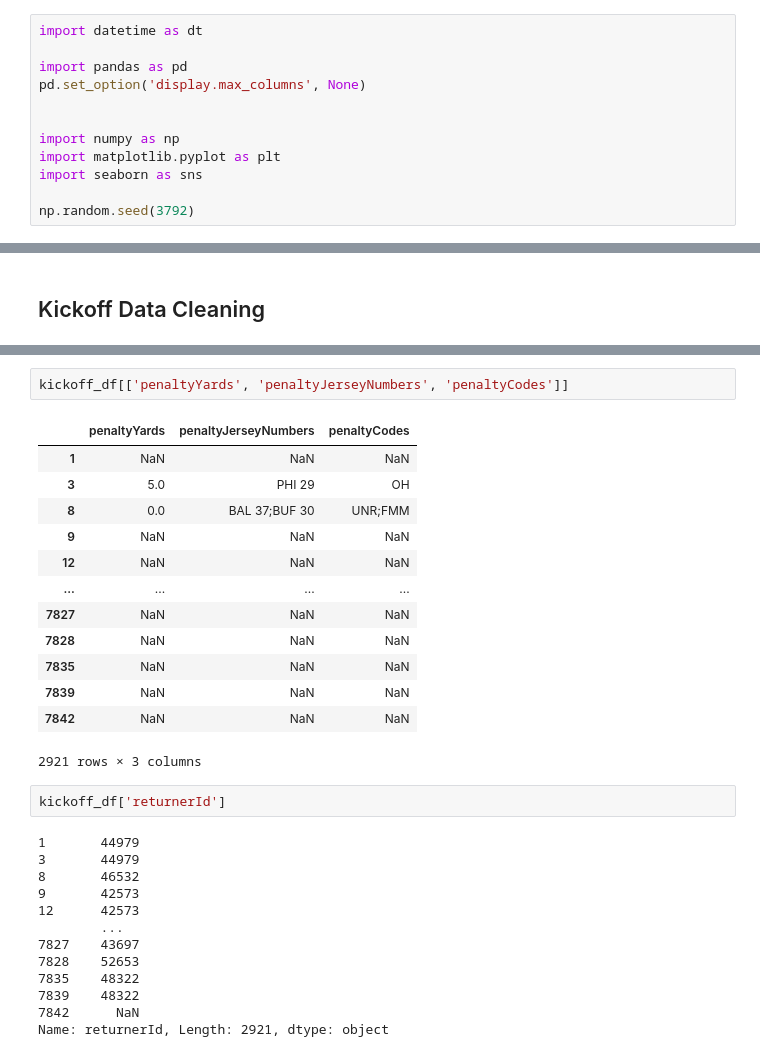
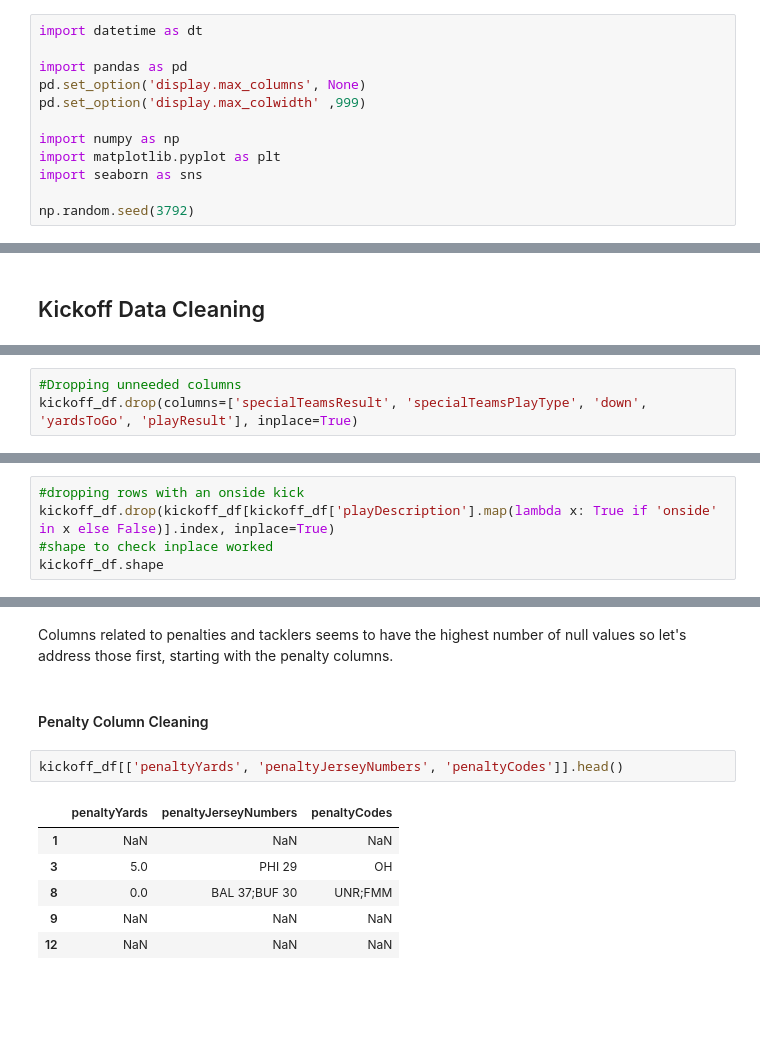
Before and after one commit to cmhopehill/NFL-big-data-kick-return-success, a Jupyter notebook: code/2_data_cleaning.ipynb, the cells around one changed output, grey strips where cells are left out. Drawn from its saved outputs; the diff is of its cells as text; blank space fills up the shorter version.

Commit message:
Added data cleaning notebook and kickoff data file with no nulls.

```diff
--- a/code/2_data_cleaning.ipynb
+++ b/code/2_data_cleaning.ipynb
@@ -5,7 +5,7 @@ import datetime as dt
 
 import pandas as pd
 pd.set_option('display.max_columns', None)
-
+pd.set_option('display.max_colwidth' ,999)
 
 import numpy as np
 import matplotlib.pyplot as plt
@@ -104,0 +67,3 @@ kickoff_df.shape
+# %%
+#Dropping unneeded columns
+kickoff_df.drop(columns=['specialTeamsResult', 'specialTeamsPlayType', 'down', 'yardsToGo', 'playResult'], inplace=True)
@@ -104,0 +82,5 @@ kickoff_df.shape
+# %%
+#dropping rows with an onside kick
+kickoff_df.drop(kickoff_df[kickoff_df['playDescription'].map(lambda x: True if 'onside' in x else False)].index, inplace=True)
+#shape to check inplace worked
+kickoff_df.shape
@@ -105,31 +110,13 @@ kickoff_df.shape
+# %% [markdown]
+Columns related to penalties and tacklers seems to have the highest number of null values so let's address those first, starting with the penalty columns.
+# %% [markdown]
+#### Penalty Column Cleaning
 # %%
-kickoff_df[['penaltyYards', 'penaltyJerseyNumbers', 'penaltyCodes']]
+kickoff_df[['penaltyYards', 'penaltyJerseyNumbers', 'penaltyCodes']].head()
 # %% [output]
 |  | penaltyYards | penaltyJerseyNumbers | penaltyCodes |
 | 1 | NaN | NaN | NaN |
 | 3 | 5.0 | PHI 29 | OH |
 | 8 | 0.0 | BAL 37;BUF 30 | UNR;FMM |
 | 9 | NaN | NaN | NaN |
 | 12 | NaN | NaN | NaN |
-| ... | ... | ... | ... |
-| 7827 | NaN | NaN | NaN |
-| 7828 | NaN | NaN | NaN |
-| 7835 | NaN | NaN | NaN |
-| 7839 | NaN | NaN | NaN |
-| 7842 | NaN | NaN | NaN |
-2921 rows × 3 columns
-# %%
-kickoff_df['returnerId']
-# %% [output]
-1       44979
-3       44979
-8       46532
-9       42573
-12      42573
-        ...
-7827    43697
-7828    52653
-7835    48322
-7839    48322
-7842      NaN
-Name: returnerId, Length: 2921, dtype: object
```
Also changed, not shown: parts of 76 cells of this notebook, 1 other file.
